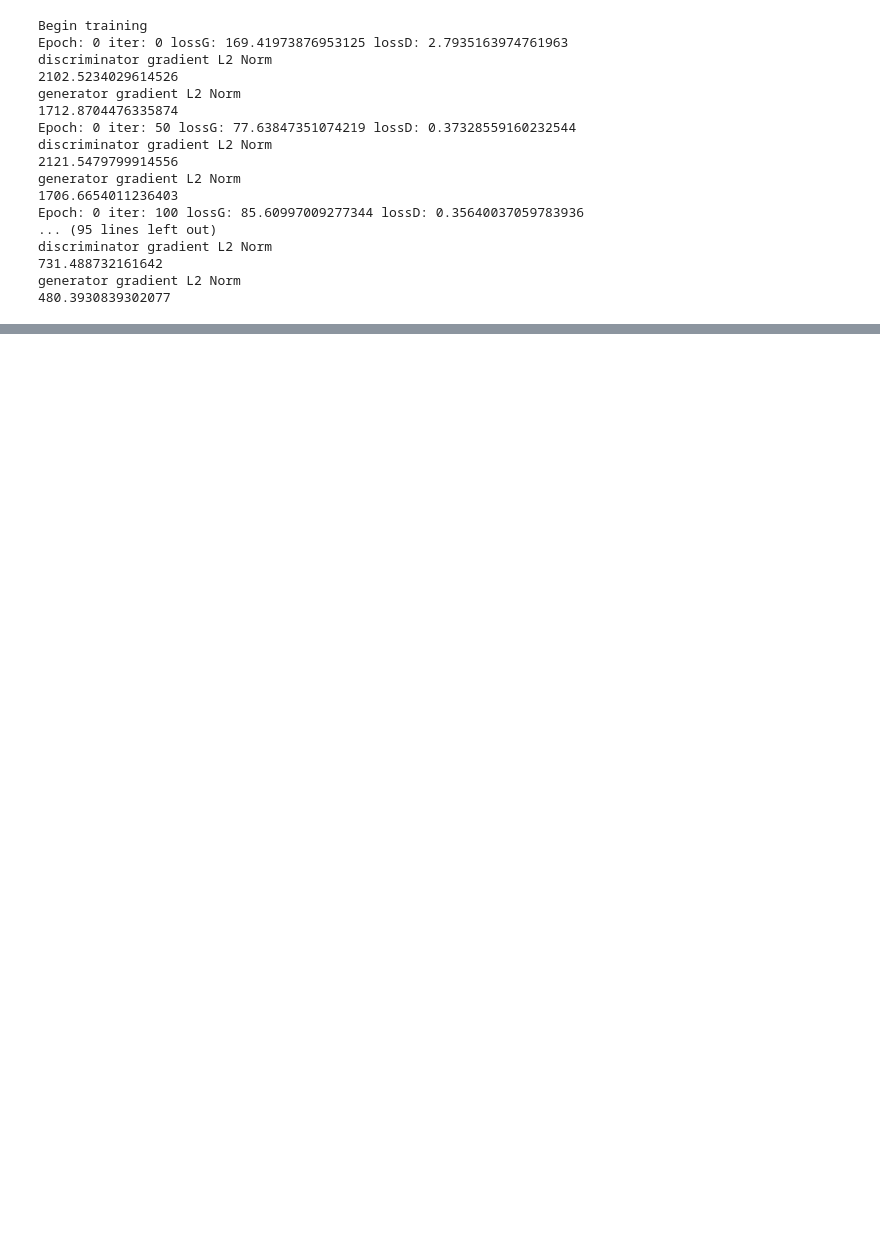
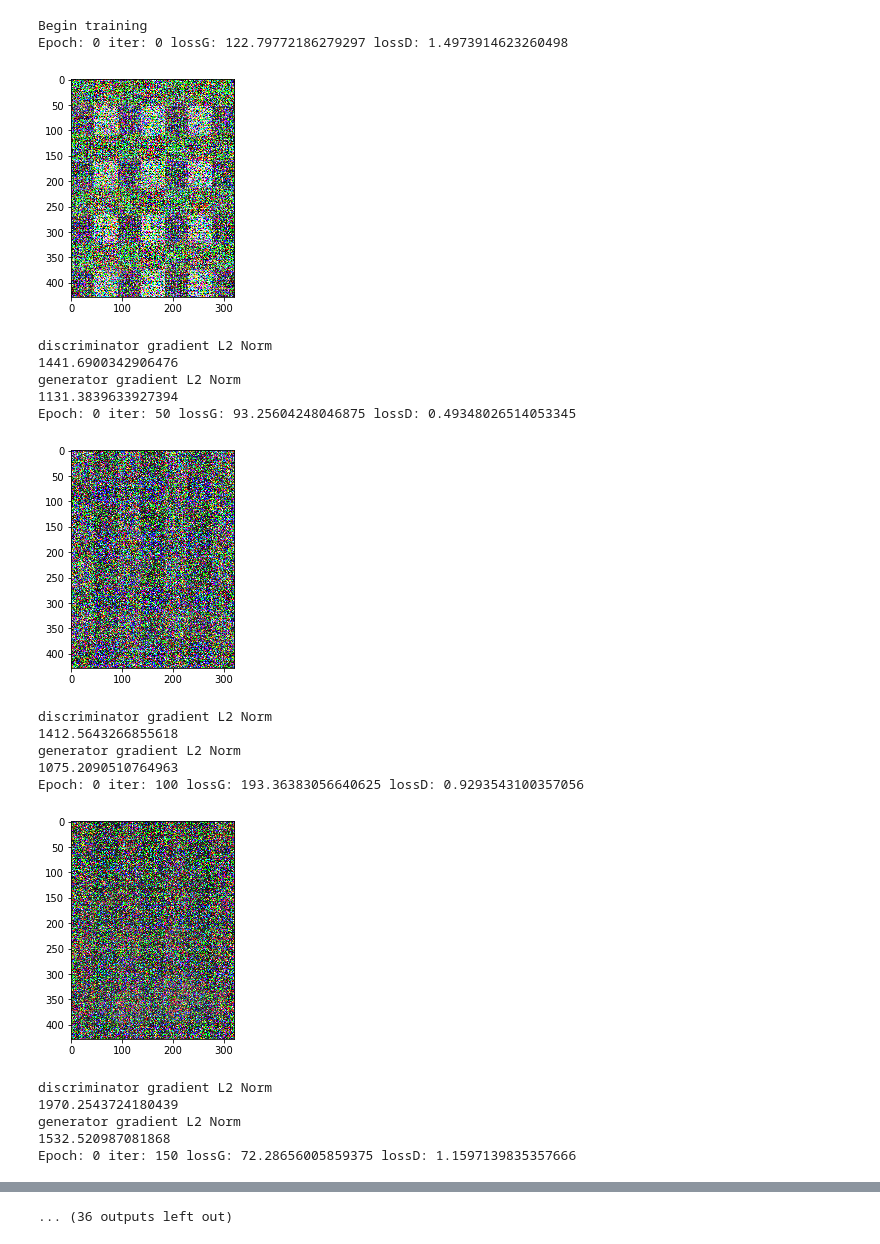
Before and after one commit to MikhailKardash/Yu-GAN-Oh, a Jupyter notebook: Full_YuGANoh_with_fc_and_disc.ipynb, the cells around one changed output, grey strips where cells are left out. Cells and saved outputs as stored; diff of their text form; code cells hidden in the pictures; blank space fills up the shorter version.

Commit message:
Fix ipynb and dataloader
Fixed an issue due to not uploading the dataloader file.
Fixed an issue where the third backward call was not executing.

```diff
--- a/Full_YuGANoh_with_fc_and_disc.ipynb
+++ b/Full_YuGANoh_with_fc_and_disc.ipynb
@@ -21,9 +15,9 @@ transform = transforms.Compose([
 ])
 # %%
 #initialize dataloader
-root_dir = 'data/card'
+root_dir = 'C:/Users/micha/Desktop/old_files/card'
 batch_size = 45
-ygoDset = dataset.ygoCards(root_dir=root_dir,transform = transform)
+ygoDset = yuGANoh_with_fc_and_disc.YGO_Dataset(root_dir=root_dir,transform = transform)
 ygoLoader = DataLoader(ygoDset, batch_size=batch_size, shuffle=True, num_workers=4)
 # %%
 #preview data
@@ -36,7 +30,7 @@ plt.imshow(trans(batch[0]))
 # %%
 #network params
-latent_size = 100
-num_gan_features = 64
+latent_size = 50
+num_gan_features = 32
 num_disc_features = num_gan_features
 num_hidden_features = 256
 lr = .0001
@@ -109,6 +103,8 @@ def check_individual_norm(model):
 images = []
 gen_losses = []
 disc_losses = []
+
+torch.autograd.set_detect_anomaly(True)
 
 print("Begin training")
 for epoch in range(num_epochs):
@@ -129,7 +125,7 @@ for epoch in range(num_epochs):
         #label = torch.ones_like(output).to(device)
         label = 1 - bound*torch.rand_like(output)
         disc_loss_real = criterion(output,label)
-        disc_loss_real.backward(retain_graph = True)
+        disc_loss_real.backward()
 
 
         #now run a fake batch through generator.
@@ -140,60 +136,68 @@ for epoch in range(num_epochs):
         #fake_label = 0
         label_fake = label*0
         disc_loss_fake = criterion(fake_out,label_fake)
-        disc_loss_fake.backward(retain_graph = True)
+        disc_loss_fake.backward()
         total_loss = disc_loss_real + disc_loss_fake
         optimizerD.step()
 
-        #train the generator
-        #we already have a generator pass with gen_out=gen(inp)
+        # train the generator
+        # we already have a generator pass with gen_out=gen(inp)
         gen.zero_grad()
+        disc.zero_grad()
+        gen_out = gen(inp)
+        features_real, real_out = disc(img)
+        features_fake, fake_out = disc(gen_out)
         model_loss = feature_loss(features_real,features_fake)
-        model_loss.backward(retain_graph = True)
+        model_loss.backward()
         optimizerG.step()
         '''
         #train the generator again
         #we already have a generator pass with gen_out=gen(inp)
         gen.zero_grad()
         features_out_real , model_out = disc(gen_out)
         model_out = model_out.squeeze()
         model_loss = feature_loss(features_out_real,features_fake)
         model_loss.backward()
         optimizerG.step()'''
 
         #check_individual_norm(gen)
         #check_individual_norm(disc)
 
         if i%50 == 0:
             disc_losses.append(total_loss.item())
             gen_losses.append(model_loss.item())
             print('Epoch: '+str(epoch) + ' iter: ' + str(i) + ' lossG: ' + str(gen_losses[-1]) + ' lossD: ' + str(disc_losses[-1]))
             out_img = gen(noise)
             #out_img = undo_normalize(out_img)
             trans = transforms.ToPILImage()
             plt.imshow(trans(out_img[0].cpu()))
+            plt.show()
             if gen_losses[-1] == 0.0:
                 break
             if disc_losses[-1] == 0.0:
                 break
             print('discriminator gradient L2 Norm')
             check_norm(disc)
             print('generator gradient L2 Norm')
             check_norm(gen)
 # %% [output]
 Begin training
-Epoch: 0 iter: 0 lossG: 169.41973876953125 lossD: 2.7935163974761963
-discriminator gradient L2 Norm
-2102.5234029614526
-generator gradient L2 Norm
-1712.8704476335874
-Epoch: 0 iter: 50 lossG: 77.63847351074219 lossD: 0.37328559160232544
-discriminator gradient L2 Norm
-2121.5479799914556
-generator gradient L2 Norm
-1706.6654011236403
-Epoch: 0 iter: 100 lossG: 85.60997009277344 lossD: 0.35640037059783936
-... (95 lines left out)
-discriminator gradient L2 Norm
-731.488732161642
-generator gradient L2 Norm
-480.3930839302077
+Epoch: 0 iter: 0 lossG: 122.79772186279297 lossD: 1.4973914623260498
+[figure, added]
+discriminator gradient L2 Norm
+1441.6900342906476
+generator gradient L2 Norm
+1131.3839633927394
+Epoch: 0 iter: 50 lossG: 93.25604248046875 lossD: 0.49348026514053345
+[figure, added]
+discriminator gradient L2 Norm
+1412.5643266855618
+generator gradient L2 Norm
+1075.2090510764963
+Epoch: 0 iter: 100 lossG: 193.36383056640625 lossD: 0.9293543100357056
+[figure, added]
+discriminator gradient L2 Norm
+1970.2543724180439
+generator gradient L2 Norm
+1532.520987081868
+Epoch: 0 iter: 150 lossG: 72.28656005859375 lossD: 1.1597139835357666
@@ -200,3 +217,4 @@ generator gradient L2 Norm
+... (36 outputs left out)
 # %%
 noise = torch.randn(1,latent_size,1,1).to(device)
 out_img = gen(noise)
```
Also changed, not shown: parts of 5 cells of this notebook, 1 other file.
